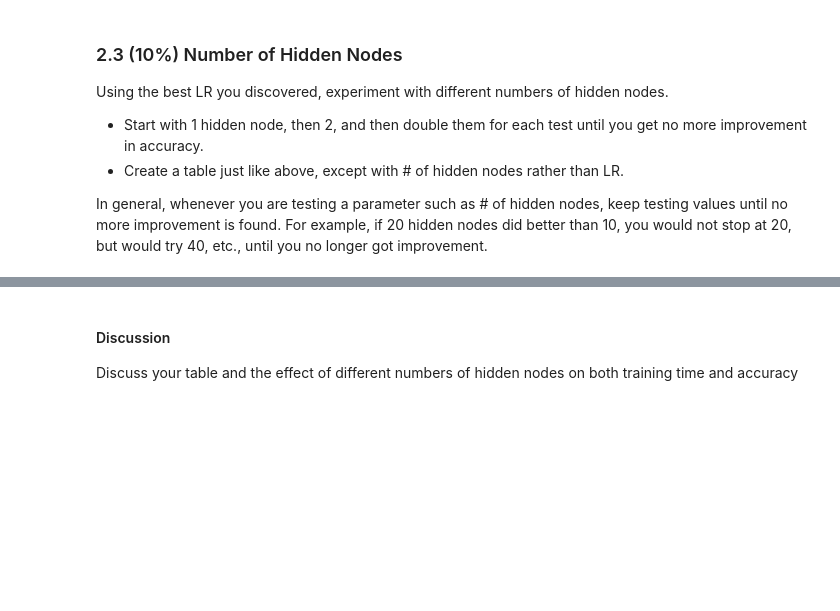
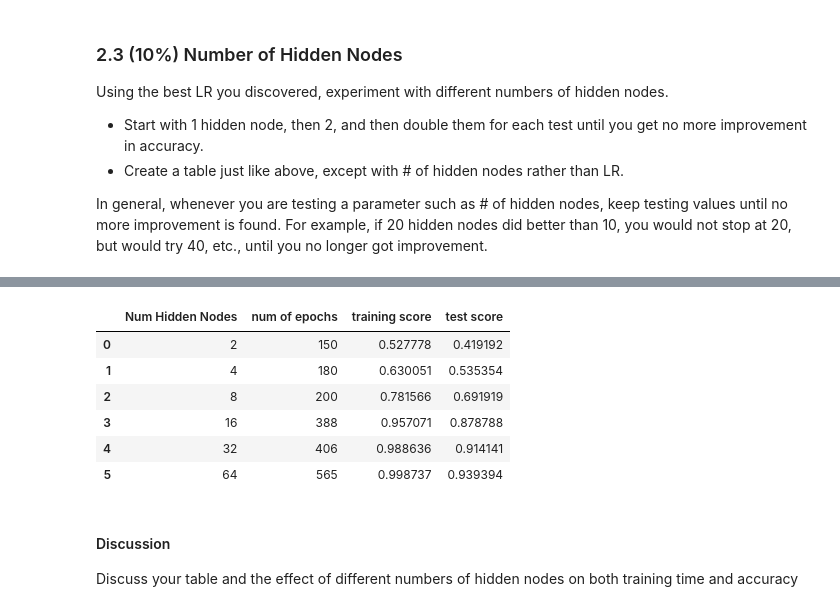
Before and after one commit to joansia9/backprop, a Jupyter notebook: Backpropagation Lab.ipynb, the cells around one changed output, grey strips where cells are left out. Drawn from its saved outputs; the diff is of its cells as text; code cells hidden in the pictures; blank space fills up the shorter version.

```diff
--- a/Backpropagation Lab.ipynb
+++ b/Backpropagation Lab.ipynb
@@ -549,3 +525,82 @@ NameError: name 'y_encoded' is not defined
+# %%
+import numpy as np
+import pandas as pd
+from sklearn.model_selection import train_test_split
+from sklearn.neural_network import MLPClassifier
+from scipy.io import arff
+from sklearn.preprocessing import LabelEncoder
+from sklearn.metrics import accuracy_score
+
+vowel_data = arff.loadarff('vowel.arff')
+vowel_df = pd.DataFrame(vowel_data[0])
+vowel_df.head()
+
+X = vowel_df.iloc[:, :-1].values
+y = vowel_df.iloc[:, -1].values
+
+label_encoder = LabelEncoder() # Create a LabelEncoder object
+y = label_encoder.fit_transform(y) # Fit and transform the target variable
+
+vowel_df = vowel_df.iloc[:, 1:] #drop the first column bc it is train/test
+
+vowel_df['Sex'] = vowel_df['Sex'].str.decode('utf-8') #Changes the byte code data into a normal string, b'Male' becomes "Male"
+vowel_df['Speaker Number'] = vowel_df['Speaker Number'].str.decode('utf-8')
+
+vowel_df = vowel_df.replace('Male', 0)
+vowel_df = vowel_df.replace('Female', 1)
+vowel_df['Speaker Number'] = vowel_df['Speaker Number'].astype('category').cat.codes
+
+X = vowel_df.iloc[:, :-1].values # Features (everything except last column)
+y = vowel_df.iloc[:, -1].values # Target (last column)
+
+label_encoder = LabelEncoder() # Create a LabelEncoder object
+y = label_encoder.fit_transform(y) # Fit and transform the target variable
+
+# Train with different numbers of hidden nodes
+hidden_nodes = [2, 4, 8, 16, 32, 64]
+results = []
+
+X_train, X_test, y_train, y_test = train_test_split(X, y, test_size=0.2, random_state=42)
+for h in hidden_nodes:
+  clf = MLPClassifier(
+      hidden_layer_sizes=h,
+      activation='logistic',
+      solver='sgd',
+      alpha=0,
+      batch_size=1,
+      learning_rate_init=0.01, #best lr is 0.01
+      shuffle=True,
+      momentum=0,
+      max_iter=1000,
+      random_state=42
+  )
+
+  clf.fit(X_train, y_train)
+  y_pred = clf.predict(X_test)
+  results.append({'Num Hidden Nodes': h,
+                    'num of epochs': clf.n_iter_,
+                    'training score': clf.score(X_train, y_train),
+                    'test score': accuracy_score(y_test, y_pred),
+                    })
+
+results = pd.DataFrame(results)
+results.head(6)
+
+#Num Hidden Nodes	num of epochs	training score	test score
+#0	2	150	0.527778	0.419192
+#1	4	180	0.630051	0.535354
+#2	8	200	0.781566	0.691919
+#3	16	388	0.957071	0.878788
+#4	32	406	0.988636	0.914141
+#5	64	565	0.998737	0.939394 #best hidden node
+# %% [output]
+|  | Num Hidden Nodes | num of epochs | training score | test score |
+| 0 | 2 | 150 | 0.527778 | 0.419192 |
+| 1 | 4 | 180 | 0.630051 | 0.535354 |
+| 2 | 8 | 200 | 0.781566 | 0.691919 |
+| 3 | 16 | 388 | 0.957071 | 0.878788 |
+| 4 | 32 | 406 | 0.988636 | 0.914141 |
+| 5 | 64 | 565 | 0.998737 | 0.939394 |
 # %% [markdown]
 #### Discussion
 Discuss your table and the effect of different numbers of hidden nodes on both training time and accuracy
```
Also changed, not shown: parts of 6 cells of this notebook.
